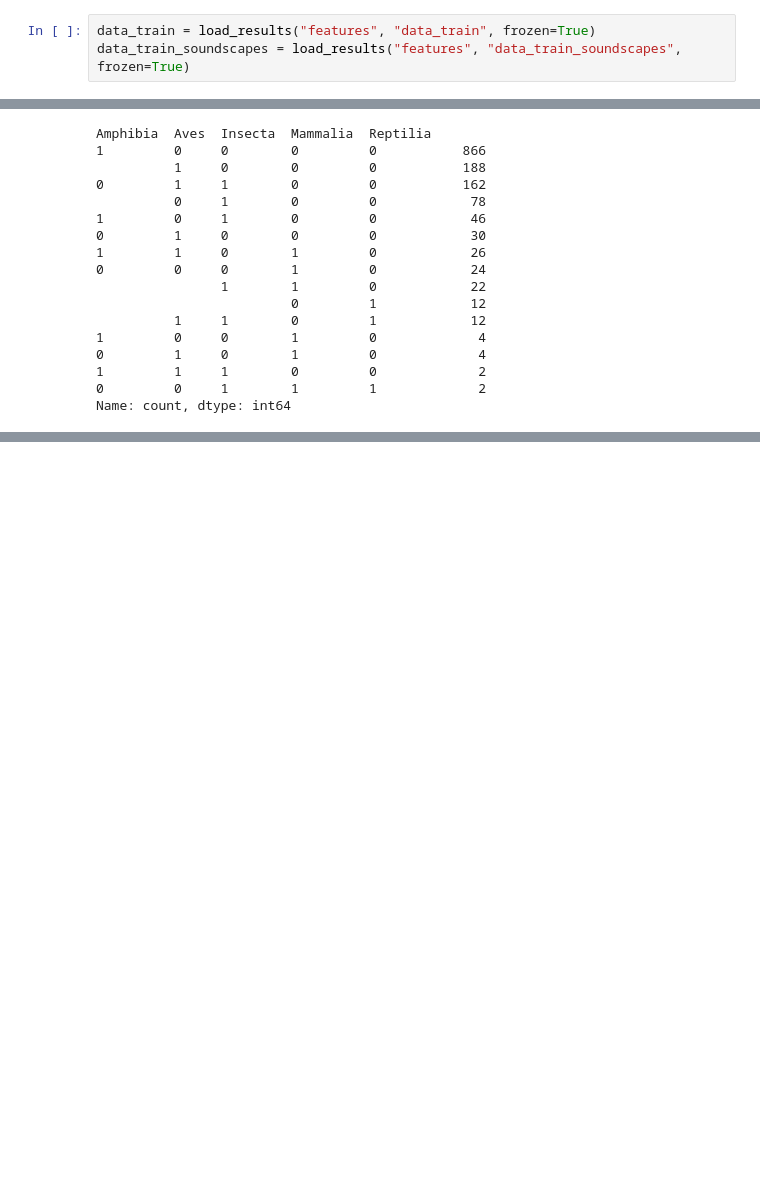
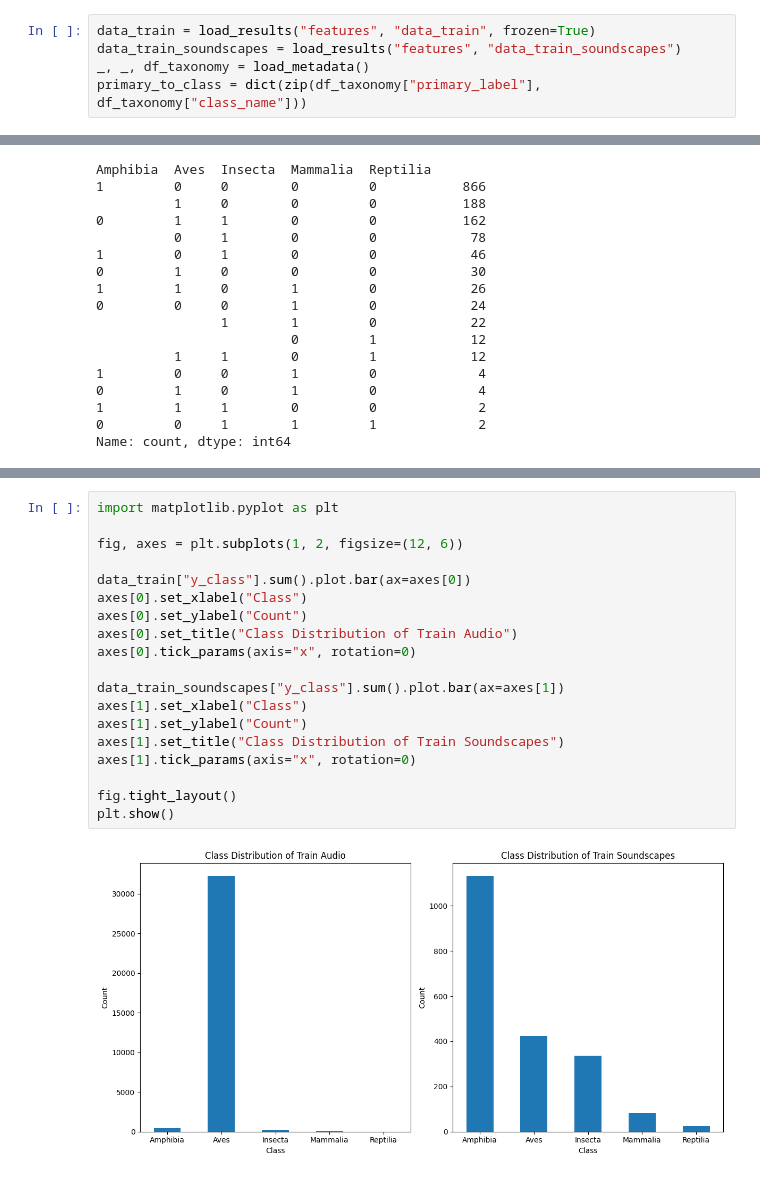
Before and after one commit to vlad-antipin/bioacoustic-species-detection, a Jupyter notebook: notebooks/03-eda.ipynb, the cells around one changed output, grey strips where cells are left out. Saved outputs shown, nothing was run; the diff lists cells and outputs as text; blank space fills up the shorter version.

Commit message:
Add distribution plots, correlation matrix and PCA to EDA

```diff
--- a/notebooks/03-eda.ipynb
+++ b/notebooks/03-eda.ipynb
@@ -6,7 +11,9 @@ from bioacoustics.data import load_results
 Here, analyze collected features (do dimension reduction, etc.). Analyze species presence, class balance...
 # %%
 data_train = load_results("features", "data_train", frozen=True)
-data_train_soundscapes = load_results("features", "data_train_soundscapes", frozen=True)
+data_train_soundscapes = load_results("features", "data_train_soundscapes")
+_, _, df_taxonomy = load_metadata()
+primary_to_class = dict(zip(df_taxonomy["primary_label"], df_taxonomy["class_name"]))
 # %%
 data_train["y_class"].value_counts()
 # %% [output]
@@ -39,0 +85,21 @@ Name: count, dtype: int64
+# %%
+import matplotlib.pyplot as plt
+
+fig, axes = plt.subplots(1, 2, figsize=(12, 6))
+
+data_train["y_class"].sum().plot.bar(ax=axes[0])
+axes[0].set_xlabel("Class")
+axes[0].set_ylabel("Count")
+axes[0].set_title("Class Distribution of Train Audio")
+axes[0].tick_params(axis="x", rotation=0)
+
+data_train_soundscapes["y_class"].sum().plot.bar(ax=axes[1])
+axes[1].set_xlabel("Class")
+axes[1].set_ylabel("Count")
+axes[1].set_title("Class Distribution of Train Soundscapes")
+axes[1].tick_params(axis="x", rotation=0)
+
+fig.tight_layout()
+plt.show()
+# %% [output]
+[figure, added]
```
Also changed, not shown: parts of 27 cells of this notebook.
